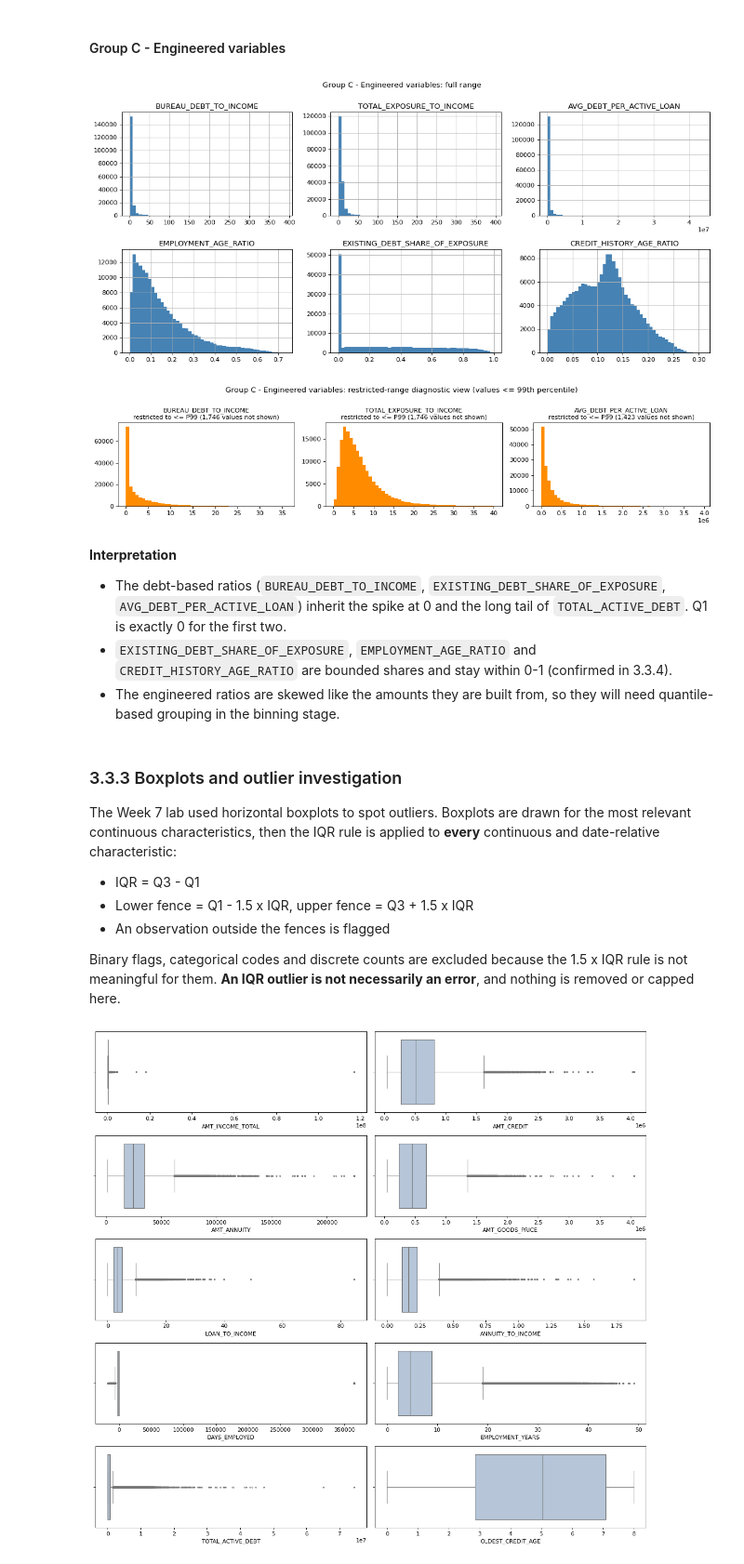
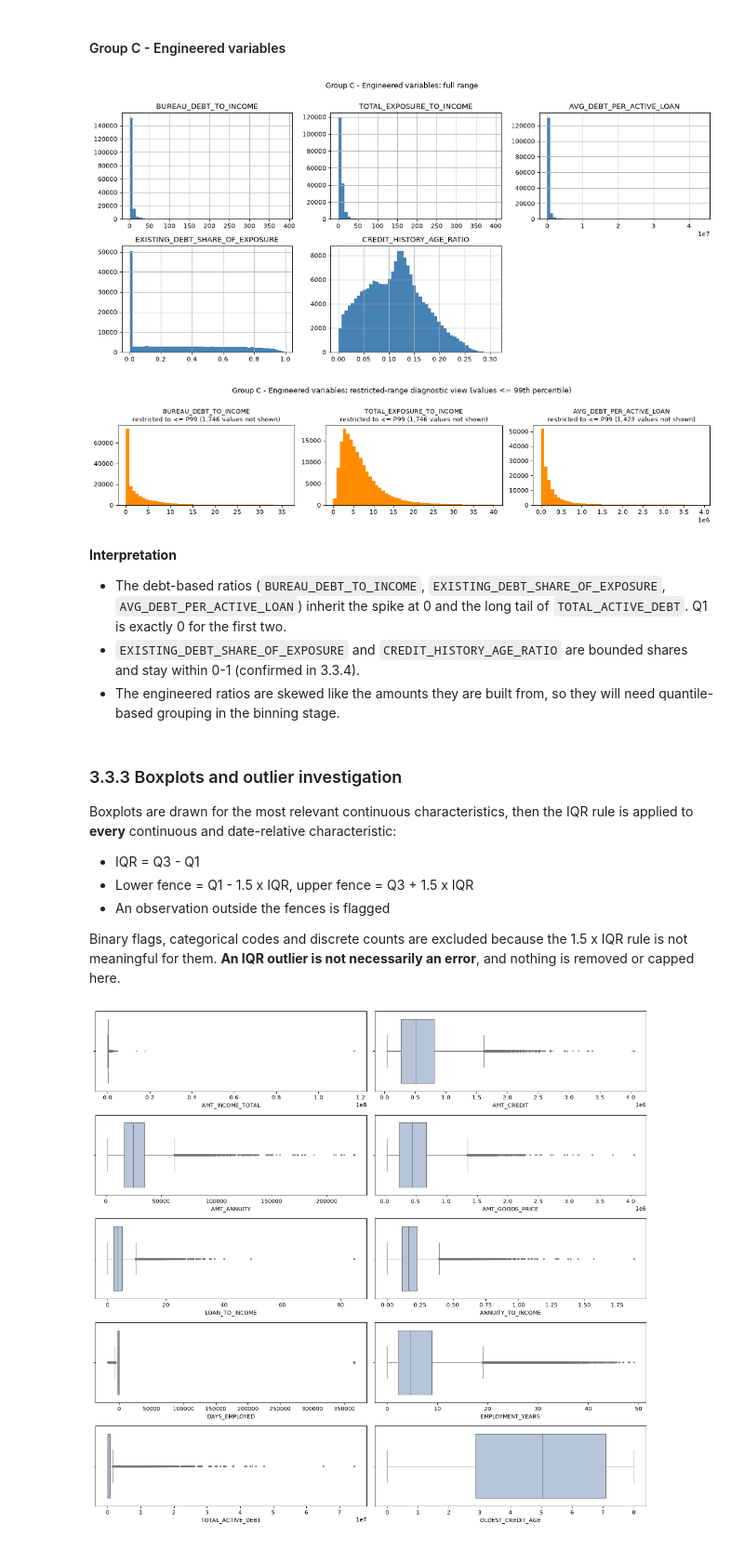
Before and after one commit to LeeLinWang/faproject, a Jupyter notebook: 03_EDA.ipynb, the cells around one changed output. Shown at 93% size. Saved outputs shown, nothing was run; the diff lists cells and outputs as text; code cells hidden in the pictures.

```diff
--- a/03_EDA.ipynb
+++ b/03_EDA.ipynb
@@ -173,7 +166,7 @@ bureau_cols = ['BUREAU_LOAN_COUNT', 'ACTIVE_LOAN_COUNT', 'ADVERSE_STATUS_COUNT',
                'MAX_REMAINING_DURATION', 'LAST_CREDIT_END_AGE', 'LATEST_BUREAU_UPDATE_AGE', 'ACTIVE_CONSUMER_CREDIT_COUNT',
                'ACTIVE_CREDIT_CARD_COUNT', 'MORTGAGE_COUNT', 'CAR_LOAN_COUNT', 'MICROLOAN_COUNT']
 new_app_features = ['AGE_YEARS', 'FLAG_DAYS_EMPLOYED_SPECIAL', 'EMPLOYMENT_YEARS', 'LOAN_TO_INCOME', 'ANNUITY_TO_INCOME',
-                    'CREDIT_TO_GOODS_RATIO', 'INCOME_PER_FAMILY_MEMBER', 'EMPLOYMENT_AGE_RATIO', 'CREDIT_TO_ANNUITY_RATIO']
+                    'CREDIT_TO_GOODS_RATIO', 'INCOME_PER_FAMILY_MEMBER']
 new_cross_features = ['HAS_BUREAU_HISTORY', 'BUREAU_DEBT_TO_INCOME', 'TOTAL_EXPOSURE_TO_INCOME', 'AVG_DEBT_PER_ACTIVE_LOAN',
                       'CREDIT_HISTORY_AGE_RATIO', 'ACTIVE_LOANS_PER_INCOME', 'EXISTING_DEBT_SHARE_OF_EXPOSURE']
 
@@ -225,10 +218,10 @@ def get_variable_type(col):
 
 income_cols = ['AMT_INCOME_TOTAL', 'AMT_ANNUITY', 'LOAN_TO_INCOME', 'ANNUITY_TO_INCOME', 'INCOME_PER_FAMILY_MEMBER',
                'BUREAU_DEBT_TO_INCOME', 'TOTAL_EXPOSURE_TO_INCOME', 'ACTIVE_LOANS_PER_INCOME']
-loan_cols = ['NAME_CONTRACT_TYPE', 'AMT_CREDIT', 'AMT_GOODS_PRICE', 'CREDIT_TO_GOODS_RATIO', 'CREDIT_TO_ANNUITY_RATIO', 'NAME_TYPE_SUITE']
+loan_cols = ['NAME_CONTRACT_TYPE', 'AMT_CREDIT', 'AMT_GOODS_PRICE', 'CREDIT_TO_GOODS_RATIO', 'NAME_TYPE_SUITE']
 demographic_cols = ['CODE_GENDER', 'CNT_CHILDREN', 'CNT_FAM_MEMBERS', 'NAME_INCOME_TYPE', 'NAME_EDUCATION_TYPE',
                     'NAME_FAMILY_STATUS', 'OCCUPATION_TYPE', 'ORGANIZATION_TYPE', 'DAYS_BIRTH', 'DAYS_EMPLOYED',
-                    'AGE_YEARS', 'EMPLOYMENT_YEARS', 'EMPLOYMENT_AGE_RATIO', 'FLAG_DAYS_EMPLOYED_SPECIAL']
+                    'AGE_YEARS', 'EMPLOYMENT_YEARS', 'FLAG_DAYS_EMPLOYED_SPECIAL']
 housing_cols = ['FLAG_OWN_REALTY', 'NAME_HOUSING_TYPE', 'FLAG_OWN_CAR', 'OWN_CAR_AGE'] + building_cols
 delinquency_cols = ['ADVERSE_STATUS_COUNT', 'MAX_DAYS_OVERDUE', 'OVERDUE_LOAN_COUNT', 'TOTAL_OVERDUE_AMOUNT',
                     'MAX_HIST_OVERDUE', 'TOTAL_PROLONGATIONS']
@@ -853,22 +828,22 @@ plot_hist_group(group_b, 'Group B - Bureau variables')
 # %% [markdown]
 #### Group C - Engineered variables
 # %%
-group_c = ['BUREAU_DEBT_TO_INCOME', 'TOTAL_EXPOSURE_TO_INCOME', 'AVG_DEBT_PER_ACTIVE_LOAN', 'EMPLOYMENT_AGE_RATIO',
+group_c = ['BUREAU_DEBT_TO_INCOME', 'TOTAL_EXPOSURE_TO_INCOME', 'AVG_DEBT_PER_ACTIVE_LOAN',
            'EXISTING_DEBT_SHARE_OF_EXPOSURE', 'CREDIT_HISTORY_AGE_RATIO']
 plot_hist_group(group_c, 'Group C - Engineered variables')
 # %% [output]
-[figure, old version]
+[figure, new version]
-[figure, old version]
+[figure, new version]
 # %% [markdown]
 **Interpretation**
 
 - The debt-based ratios (`BUREAU_DEBT_TO_INCOME`, `EXISTING_DEBT_SHARE_OF_EXPOSURE`, `AVG_DEBT_PER_ACTIVE_LOAN`) inherit the spike at 0 and the long tail of `TOTAL_ACTIVE_DEBT`. Q1 is exactly 0 for the first two.
-- `EXISTING_DEBT_SHARE_OF_EXPOSURE`, `EMPLOYMENT_AGE_RATIO` and `CREDIT_HISTORY_AGE_RATIO` are bounded shares and stay within 0-1 (confirmed in 3.3.4).
+- `EXISTING_DEBT_SHARE_OF_EXPOSURE` and `CREDIT_HISTORY_AGE_RATIO` are bounded shares and stay within 0-1 (confirmed in 3.3.4).
 - The engineered ratios are skewed like the amounts they are built from, so they will need quantile-based grouping in the binning stage.
 # %% [markdown]
 ### 3.3.3 Boxplots and outlier investigation
 
-The Week 7 lab used horizontal boxplots to spot outliers. Boxplots are drawn for the most relevant continuous characteristics, then the IQR rule is applied to **every** continuous and date-relative characteristic:
+Boxplots are drawn for the most relevant continuous characteristics, then the IQR rule is applied to **every** continuous and date-relative characteristic:
 
 - IQR = Q3 - Q1
 - Lower fence = Q1 - 1.5 x IQR, upper fence = Q3 + 1.5 x IQR
```
Also changed, not shown: parts of 77 cells of this notebook.
